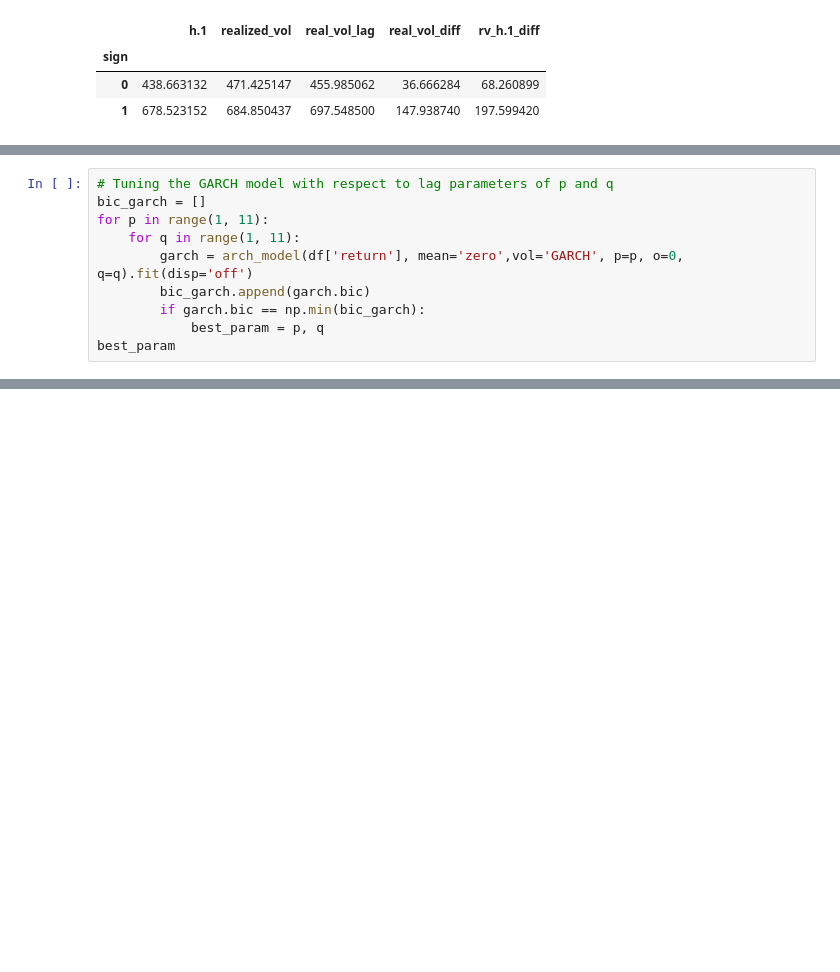
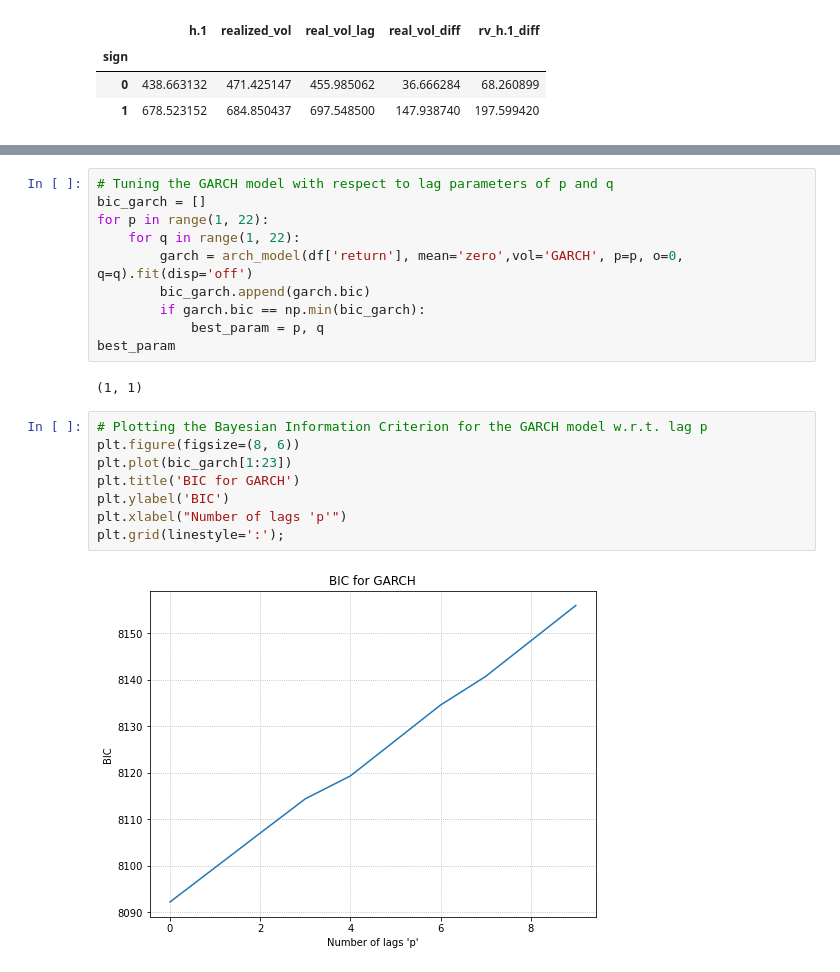
Before and after one commit to AmirDehkordi/Implied-VOL, a Jupyter notebook: Volatility.ipynb, the cells around one changed output, grey strips where cells are left out. Drawn from its saved outputs; the diff is of its cells as text; blank space fills up the shorter version.

Commit message:
Added GARCH Model and Documentation Update

```diff
--- a/Volatility.ipynb
+++ b/Volatility.ipynb
@@ -323,10 +294,0 @@ Covariance estimator: robust
-# %%
-# Tuning the GARCH model with respect to lag parameters of p and q
-bic_garch = []
-for p in range(1, 11):
-    for q in range(1, 11):
-        garch = arch_model(df['return'], mean='zero',vol='GARCH', p=p, o=0, q=q).fit(disp='off')
-        bic_garch.append(garch.bic)
-        if garch.bic == np.min(bic_garch):
-            best_param = p, q
-best_param
@@ -429,0 +325,22 @@ df_forecast.abs().groupby('sign').sum()
+# %%
+# Tuning the GARCH model with respect to lag parameters of p and q
+bic_garch = []
+for p in range(1, 22):
+    for q in range(1, 22):
+        garch = arch_model(df['return'], mean='zero',vol='GARCH', p=p, o=0, q=q).fit(disp='off')
+        bic_garch.append(garch.bic)
+        if garch.bic == np.min(bic_garch):
+            best_param = p, q
+best_param
+# %% [output]
+(1, 1)
+# %%
+# Plotting the Bayesian Information Criterion for the GARCH model w.r.t. lag p
+plt.figure(figsize=(8, 6))
+plt.plot(bic_garch[1:23])
+plt.title('BIC for GARCH')
+plt.ylabel('BIC')
+plt.xlabel("Number of lags 'p'")
+plt.grid(linestyle=':');
+# %% [output]
+[figure, added]
```
Also changed, not shown: parts of 21 cells of this notebook.
